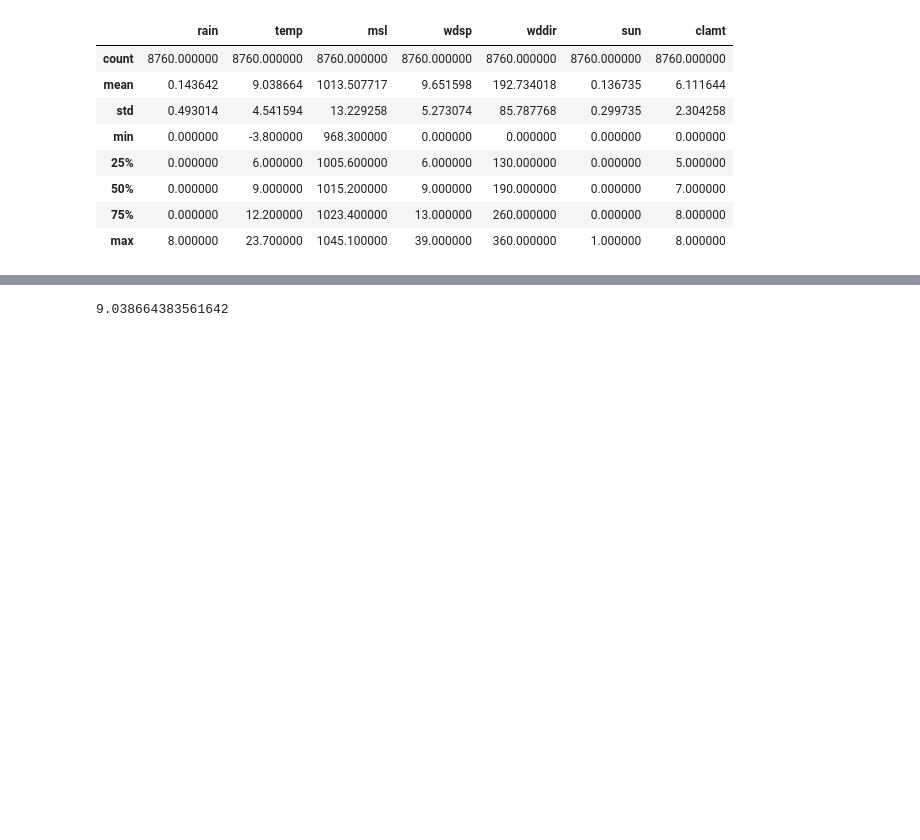
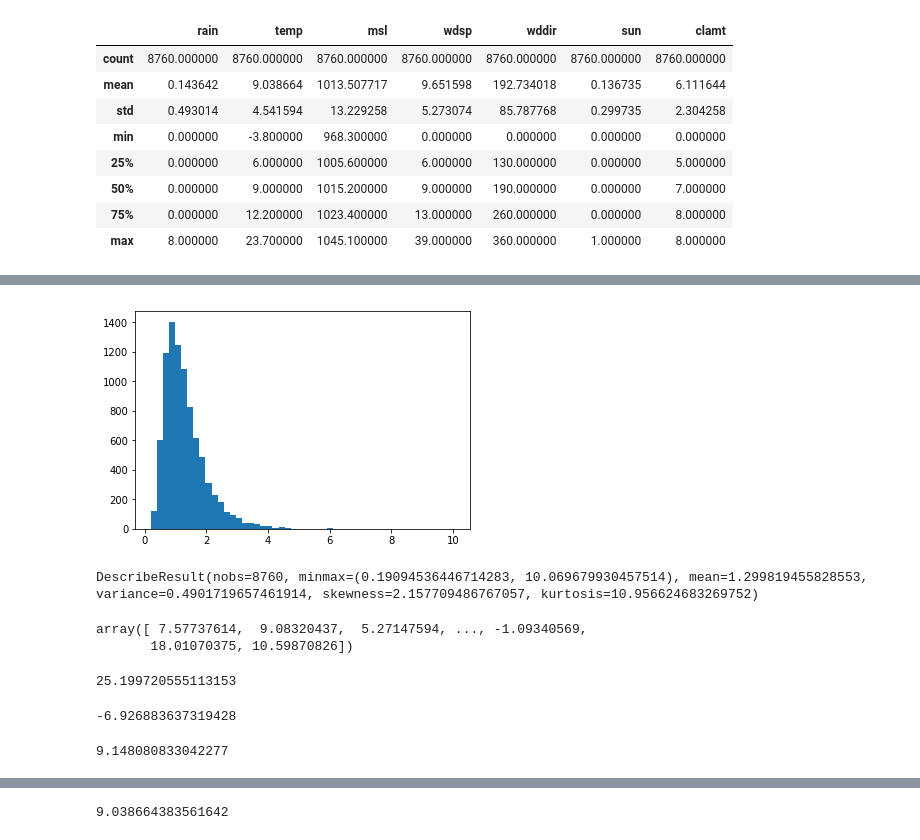
Before and after one commit to jruther/Programming_for_DA_PROJECT, a Jupyter notebook: Programming for DA _PROJECT.ipynb, the cells around one changed output, grey strips where cells are left out. Cells and saved outputs as stored; diff of their text form; code cells hidden in the pictures; blank space fills up the shorter version.

```diff
--- a/Programming for DA _PROJECT.ipynb
+++ b/Programming for DA _PROJECT.ipynb
@@ -93,0 +136,11 @@ NameError: name 'plt' is not defined
+# %%
+# Let's increase the number of bins to give us a more accurate reflection of the sampling fequency;
+count, bins, ignored = plt.hist(Rain, 50)
+# %% [output]
+[figure, added]
+# %%
+#Now let's look at the statistics of the number array (ref = https://docs.scipy.org/doc/scipy/reference/generated/scipy.stats.describe.html)
+from scipy import stats
+stats.describe(Rain)
+# %% [output]
+DescribeResult(nobs=8760, minmax=(0.19094536446714283, 10.069679930457514), mean=1.299819455828553, variance=0.4901719657461914, skewness=2.157709486767057, kurtosis=10.956624683269752)
@@ -93,0 +150,18 @@ NameError: name 'plt' is not defined
+# %%
+Temp = np.random.normal(9.04, 4.54, 8760)
+Temp
+# %% [output]
+array([ 7.57737614,  9.08320437,  5.27147594, ..., -1.09340569,
+       18.01070375, 10.59870826])
+# %%
+Temp.max()
+# %% [output]
+25.199720555113153
+# %%
+Temp.min()
+# %% [output]
+-6.926883637319428
+# %%
+Temp.mean()
+# %% [output]
+9.148080833042277
```
Also changed, not shown: parts of 31 cells of this notebook.
